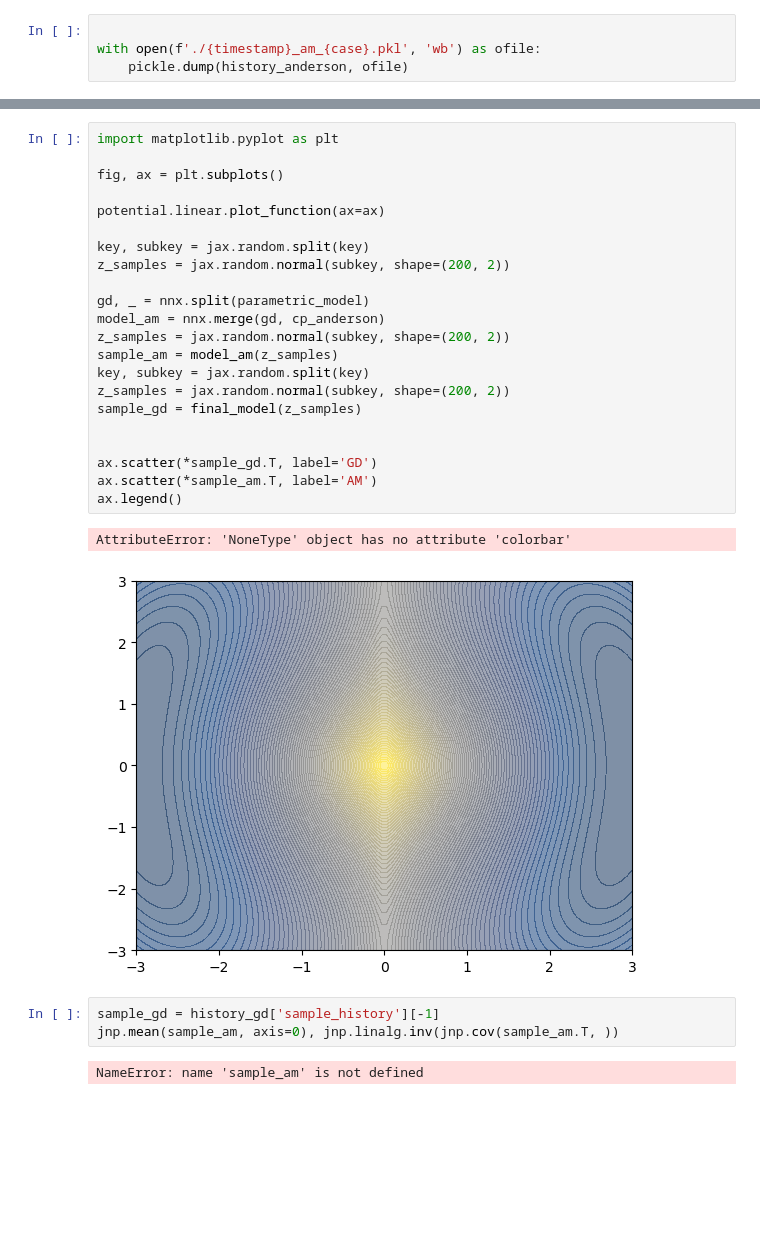
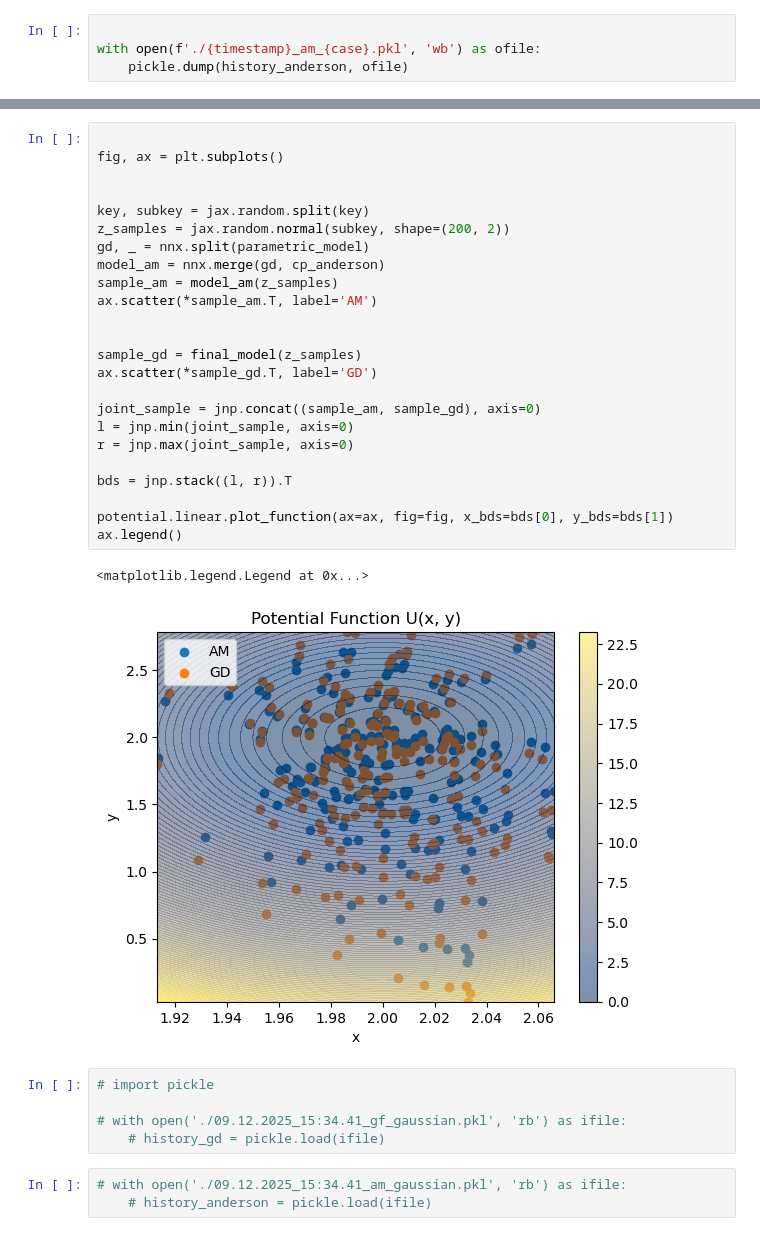
Before and after one commit to SebasGutHdz/Parametric-Wasserstein-Flows, a Jupyter notebook: anderson_acceleration_test.ipynb, the cells around one changed output, grey strips where cells are left out. Cells and saved outputs as stored; diff of their text form; blank space fills up the shorter version.

```diff
--- a/anderson_acceleration_test.ipynb
+++ b/anderson_acceleration_test.ipynb
@@ -232,30 +249,35 @@ fig.savefig('GD_vs_AM.pdf')
-# %%
-import matplotlib.pyplot as plt
-
-fig, ax = plt.subplots()
-
-potential.linear.plot_function(ax=ax)
-
-key, subkey = jax.random.split(key)
-z_samples = jax.random.normal(subkey, shape=(200, 2))
-
-gd, _ = nnx.split(parametric_model)
-model_am = nnx.merge(gd, cp_anderson)
-z_samples = jax.random.normal(subkey, shape=(200, 2))
-sample_am = model_am(z_samples)
-key, subkey = jax.random.split(key)
-z_samples = jax.random.normal(subkey, shape=(200, 2))
-sample_gd = final_model(z_samples)
-
-
-ax.scatter(*sample_gd.T, label='GD')
-ax.scatter(*sample_am.T, label='AM')
-ax.legend()
-# %% [output]
-AttributeError: 'NoneType' object has no attribute 'colorbar'
-[figure, removed]
-# %%
-sample_gd = history_gd['sample_history'][-1]
-jnp.mean(sample_am, axis=0), jnp.linalg.inv(jnp.cov(sample_am.T, ))
-# %% [output]
-NameError: name 'sample_am' is not defined
+# %%
+
+fig, ax = plt.subplots()
+
+
+key, subkey = jax.random.split(key)
+z_samples = jax.random.normal(subkey, shape=(200, 2))
+gd, _ = nnx.split(parametric_model)
+model_am = nnx.merge(gd, cp_anderson)
+sample_am = model_am(z_samples)
+ax.scatter(*sample_am.T, label='AM')
+
+
+sample_gd = final_model(z_samples)
+ax.scatter(*sample_gd.T, label='GD')
+
+joint_sample = jnp.concat((sample_am, sample_gd), axis=0)
+l = jnp.min(joint_sample, axis=0)
+r = jnp.max(joint_sample, axis=0)
+
+bds = jnp.stack((l, r)).T
+
+potential.linear.plot_function(ax=ax, fig=fig, x_bds=bds[0], y_bds=bds[1])
+ax.legend()
+# %% [output]
+<matplotlib.legend.Legend at 0x...>
+[figure, added]
+# %%
+# import pickle
+
+# with open('./09.12.2025_15:34.41_gf_gaussian.pkl', 'rb') as ifile:
+    # history_gd = pickle.load(ifile)
+# %%
+# with open('./09.12.2025_15:34.41_am_gaussian.pkl', 'rb') as ifile:
+    # history_anderson = pickle.load(ifile)
```
Also changed, not shown: parts of 15 cells of this notebook, 2 other files.
